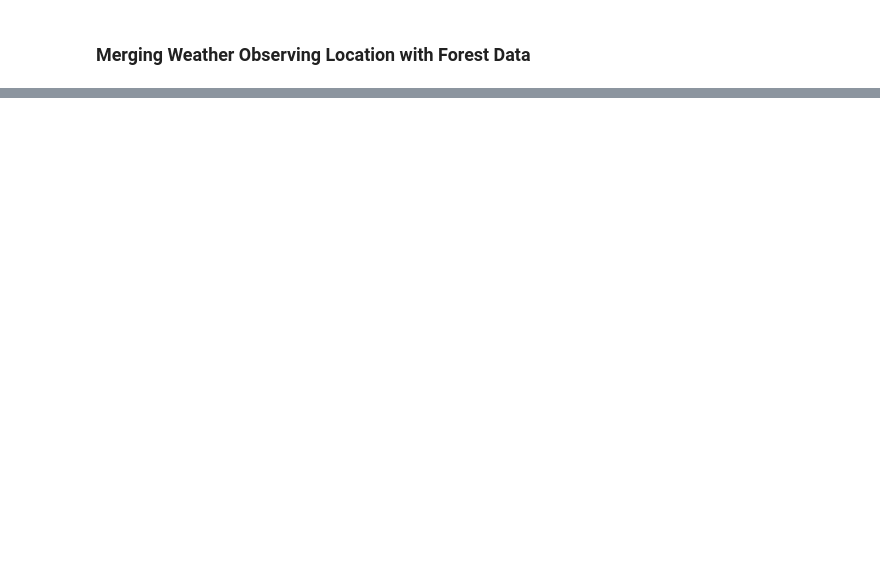
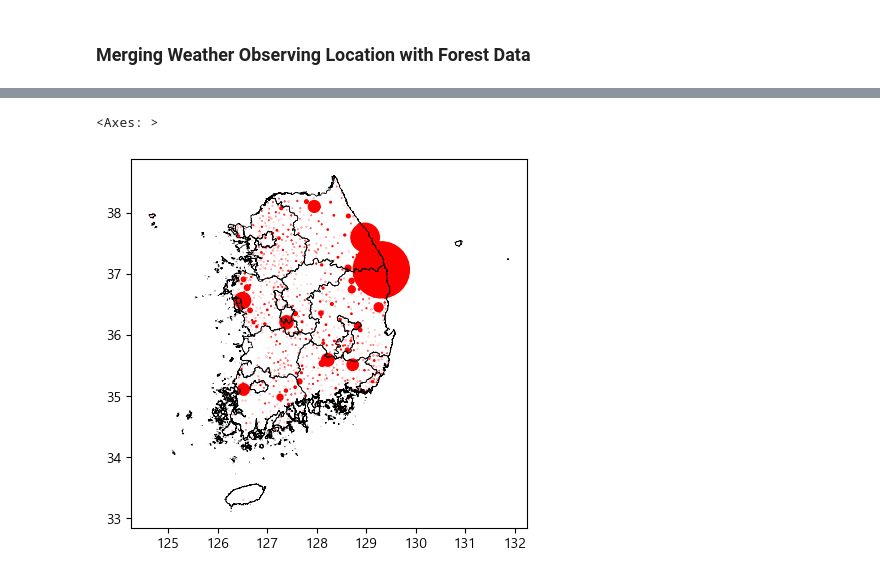
Before and after one commit to stripe2933/20251R0136COSE47101, a Jupyter notebook: 2021320324/weather&forest_location_merge.ipynb, the cells around one changed output, grey strips where cells are left out. Cells and saved outputs as stored; diff of their text form; code cells hidden in the pictures; blank space fills up the shorter version.

```diff
--- a/2021320324/weather&forest_location_merge.ipynb
+++ b/2021320324/weather&forest_location_merge.ipynb
@@ -183,0 +199,3 @@ full_data
+# %%
+df = pd.read_csv('산불데이터에코드매핑.csv')
+df
@@ -183,0 +216,10 @@ full_data
+# %%
+df['SIG_CD'] = df['SIG_CD'].apply(lambda x: f'{x:.0f}')
+df['EMD_CD'] = df['EMD_CD'].apply(lambda x: f'{x:.0f}')
+df = df[(df['SIG_CD'] != "nan") & (df['EMD_CD'] != "nan")]
+sig_rep_pts = dict(zip(sig_gdf['SIG_CD'], sig_gdf.geometry.apply(lambda x: x.representative_point())))
+emd_rep_pts = dict(zip(emd_gdf['EMD_CD'], emd_gdf.geometry.apply(lambda x: x.representative_point())))
+# %%
+df['REP_COORD'] = df['EMD_CD'].map(emd_rep_pts)
+df.loc[df['REP_COORD'].isna(), 'REP_COORD'] =  df.loc[df['REP_COORD'].isna(), 'SIG_CD'].map(sig_rep_pts)
+assert df['REP_COORD'].isna().sum() == 0
@@ -183,0 +234,5 @@ full_data
+# %%
+fire_gdf = gpd.GeoDataFrame(
+    df, geometry= "REP_COORD", crs="EPSG:4326"
+)
+fire_gdf
@@ -183,0 +253,6 @@ full_data
+# %%
+fir = fire_gdf.plot(markersize = fire_gdf.피해면적_합계/10, color = "red")
+bdd.boundary.plot(ax = fir, color = "black", linewidth = 0.5)
+# %% [output]
+<Axes: >
+[figure, added]
```
Also changed, not shown: parts of 42 cells of this notebook.
